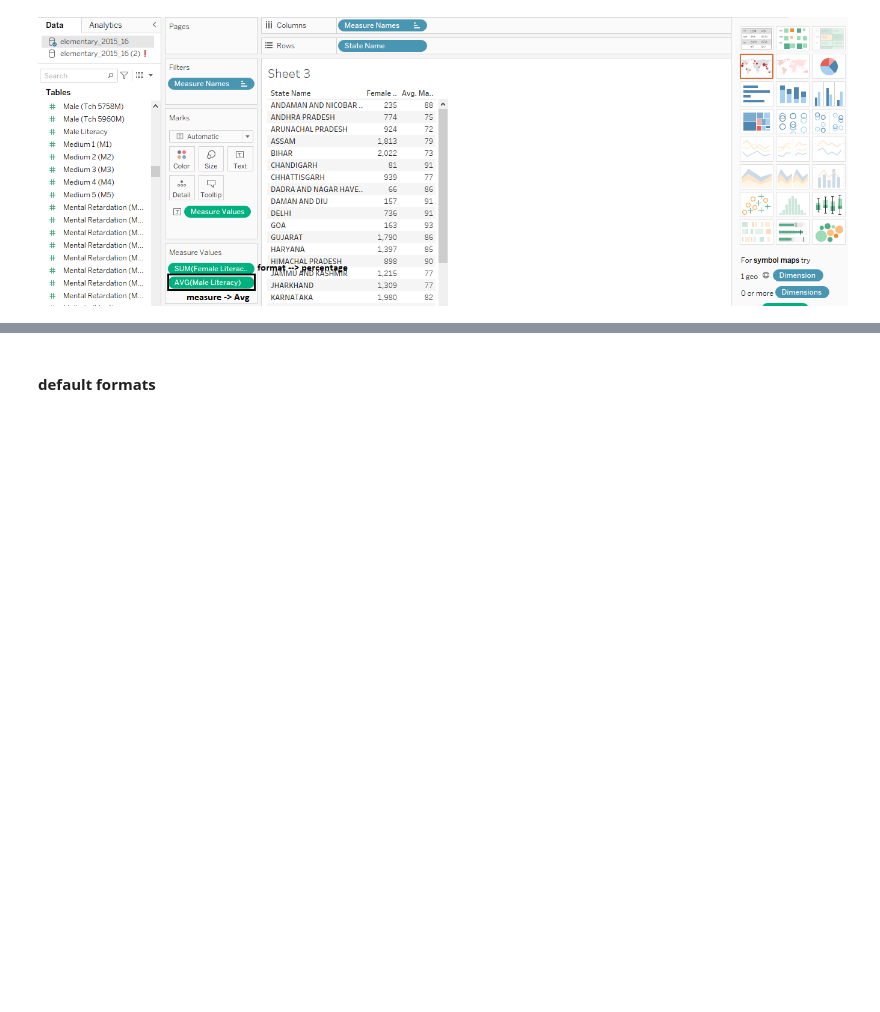
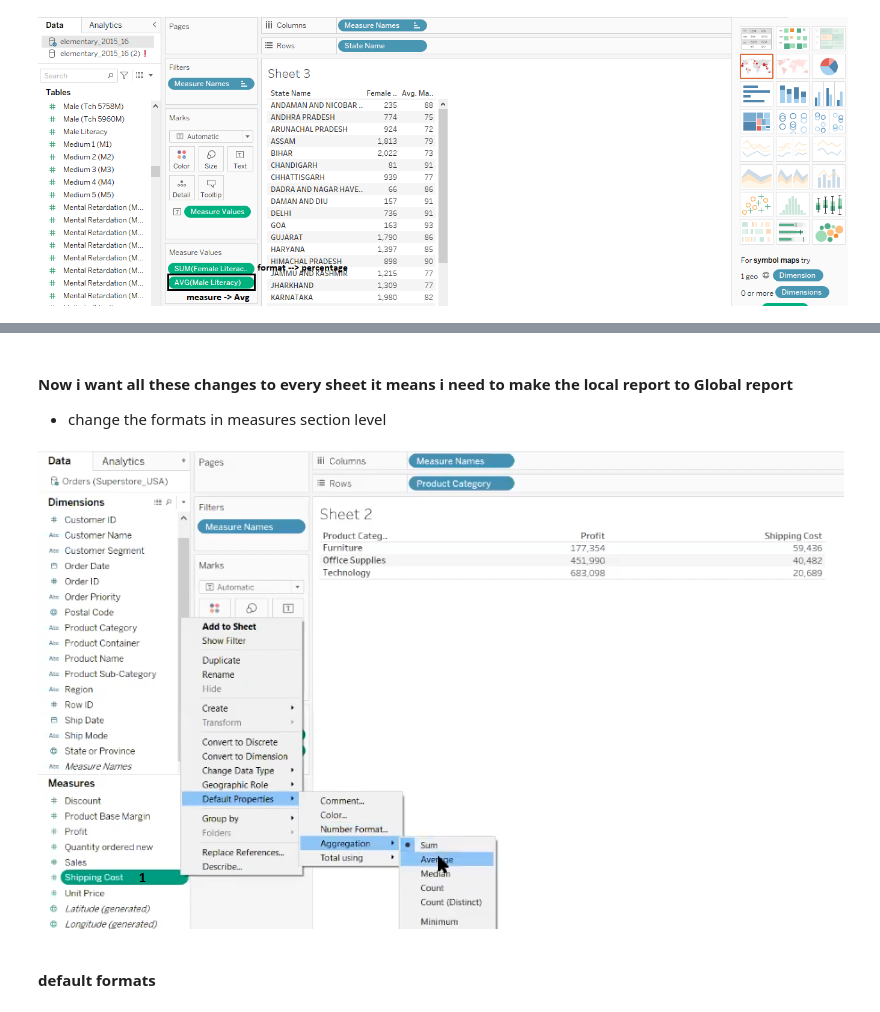
Before and after one commit to pavanpuppala0346/12.BITools, a Jupyter notebook: 1_Tableau_Intro.ipynb, the cells around one changed output, grey strips where cells are left out. Cells and saved outputs as stored; diff of their text form; code cells hidden in the pictures; blank space fills up the shorter version.

```diff
--- a/1_Tableau_Intro.ipynb
+++ b/1_Tableau_Intro.ipynb
@@ -199,3 +213,11 @@ Image("E:/code/12.BITools/img/t9.png")
+# %% [markdown]
+#### Now i want all these changes to every sheet it means i need to make the local report to Global report
+- change the formats in measures section level
+# %%
+from IPython.display import Image
+Image("E:/code/12.BITools/img/t19.png")
+# %% [output]
+[figure, added]
 # %% [markdown]
 #### default formats
 # %%
```
Also changed, not shown: parts of 5 cells of this notebook, 5 other files.
